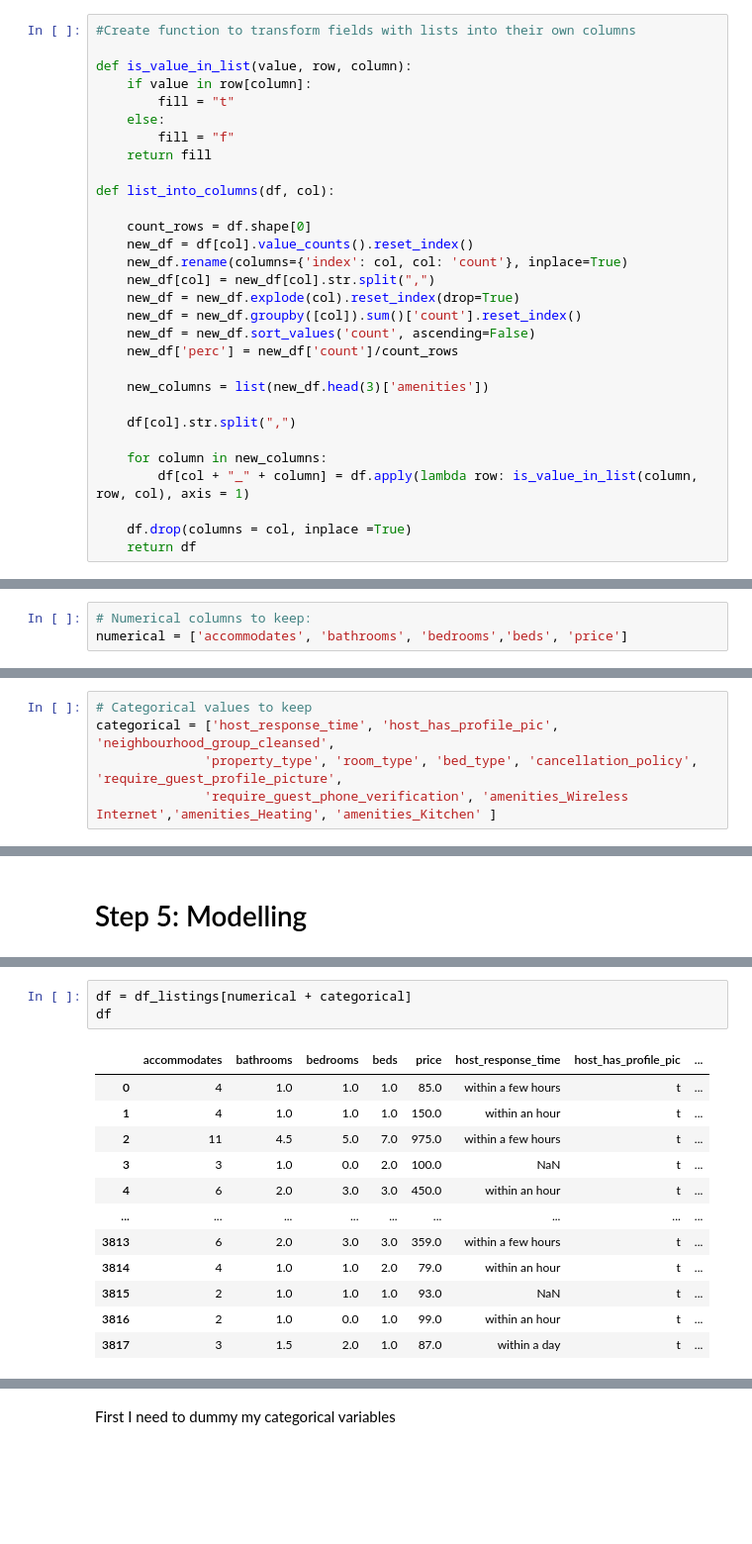
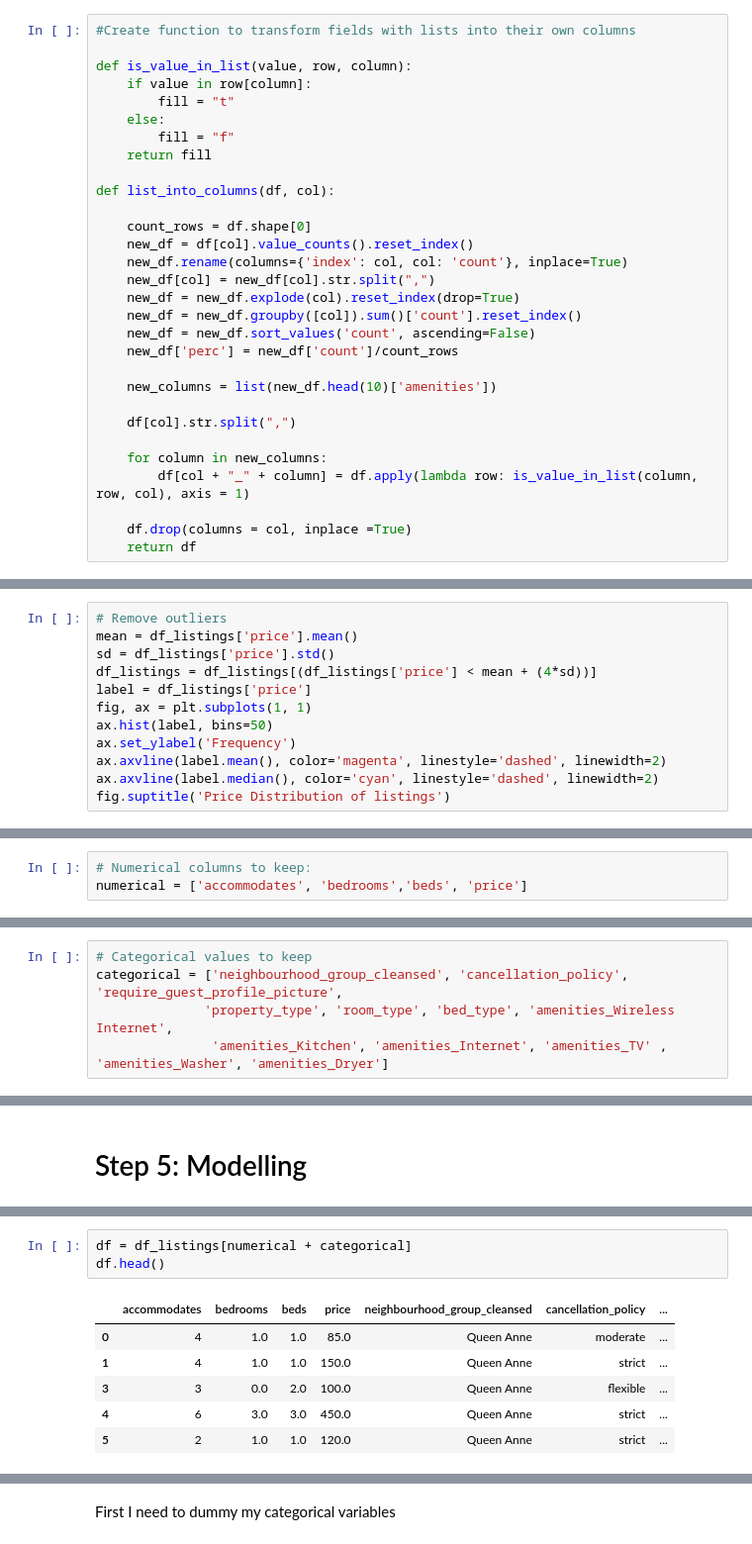
Before and after one commit to kirstencampbellyoung/Data-science-blog-post, a Jupyter notebook: Question3.ipynb, the cells around one changed output, grey strips where cells are left out. Shown at 99% size. Drawn from its saved outputs; the diff is of its cells as text; blank space fills up the shorter version.

```diff
--- a/Question3.ipynb
+++ b/Question3.ipynb
@@ -176,7 +168,7 @@ def list_into_columns(df, col):
     new_df = new_df.sort_values('count', ascending=False)
     new_df['perc'] = new_df['count']/count_rows
 
-    new_columns = list(new_df.head(3)['amenities'])
+    new_columns = list(new_df.head(10)['amenities'])
 
     df[col].str.split(",")
 
@@ -218,0 +211,12 @@ I can see that some columns are missing a lot of information. I want to identify
+# %%
+# Remove outliers
+mean = df_listings['price'].mean()
+sd = df_listings['price'].std()
+df_listings = df_listings[(df_listings['price'] < mean + (4*sd))]
+label = df_listings['price']
+fig, ax = plt.subplots(1, 1)
+ax.hist(label, bins=50)
+ax.set_ylabel('Frequency')
+ax.axvline(label.mean(), color='magenta', linestyle='dashed', linewidth=2)
+ax.axvline(label.median(), color='cyan', linestyle='dashed', linewidth=2)
+fig.suptitle('Price Distribution of listings')
@@ -261,5 +268,5 @@ plt.show()
 Looking at the plots above, the columns that I would like to include in my machine learning model are as follows:
 # %%
 # Numerical columns to keep:
-numerical = ['accommodates', 'bathrooms', 'bedrooms','beds', 'price']
+numerical = ['accommodates', 'bedrooms','beds', 'price']
 # %% [markdown]
@@ -309,6 +317,6 @@ plt.show()
 Looking at the above plots, the columns I would like to keep in my model are:
 # %%
 # Categorical values to keep
-categorical = ['host_response_time', 'host_has_profile_pic', 'neighbourhood_group_cleansed',
-              'property_type', 'room_type', 'bed_type', 'cancellation_policy', 'require_guest_profile_picture',
-              'require_guest_phone_verification', 'amenities_Wireless Internet','amenities_Heating', 'amenities_Kitchen' ]
+categorical = ['neighbourhood_group_cleansed', 'cancellation_policy', 'require_guest_profile_picture',
+              'property_type', 'room_type', 'bed_type', 'amenities_Wireless Internet',
+               'amenities_Kitchen', 'amenities_Internet', 'amenities_TV' , 'amenities_Washer', 'amenities_Dryer']
@@ -319,16 +327,10 @@ My final dataset for training a model will be a combination of numerical and cat
 # %%
 df = df_listings[numerical + categorical]
-df
+df.head()
 # %% [output]
-|  | accommodates | bathrooms | bedrooms | beds | price | host_response_time | host_has_profile_pic | ... |
-| 0 | 4 | 1.0 | 1.0 | 1.0 | 85.0 | within a few hours | t | ... |
-| 1 | 4 | 1.0 | 1.0 | 1.0 | 150.0 | within an hour | t | ... |
-| 2 | 11 | 4.5 | 5.0 | 7.0 | 975.0 | within a few hours | t | ... |
-| 3 | 3 | 1.0 | 0.0 | 2.0 | 100.0 | NaN | t | ... |
-| 4 | 6 | 2.0 | 3.0 | 3.0 | 450.0 | within an hour | t | ... |
-| ... | ... | ... | ... | ... | ... | ... | ... | ... |
-| 3813 | 6 | 2.0 | 3.0 | 3.0 | 359.0 | within a few hours | t | ... |
-| 3814 | 4 | 1.0 | 1.0 | 2.0 | 79.0 | within an hour | t | ... |
-| 3815 | 2 | 1.0 | 1.0 | 1.0 | 93.0 | NaN | t | ... |
-| 3816 | 2 | 1.0 | 0.0 | 1.0 | 99.0 | within an hour | t | ... |
-| 3817 | 3 | 1.5 | 2.0 | 1.0 | 87.0 | within a day | t | ... |
+|  | accommodates | bedrooms | beds | price | neighbourhood_group_cleansed | cancellation_policy | ... |
+| 0 | 4 | 1.0 | 1.0 | 85.0 | Queen Anne | moderate | ... |
+| 1 | 4 | 1.0 | 1.0 | 150.0 | Queen Anne | strict | ... |
+| 3 | 3 | 0.0 | 2.0 | 100.0 | Queen Anne | flexible | ... |
+| 4 | 6 | 3.0 | 3.0 | 450.0 | Queen Anne | strict | ... |
+| 5 | 2 | 1.0 | 1.0 | 120.0 | Queen Anne | strict | ... |
```
Also changed, not shown: parts of 47 cells of this notebook, 3 other files.
